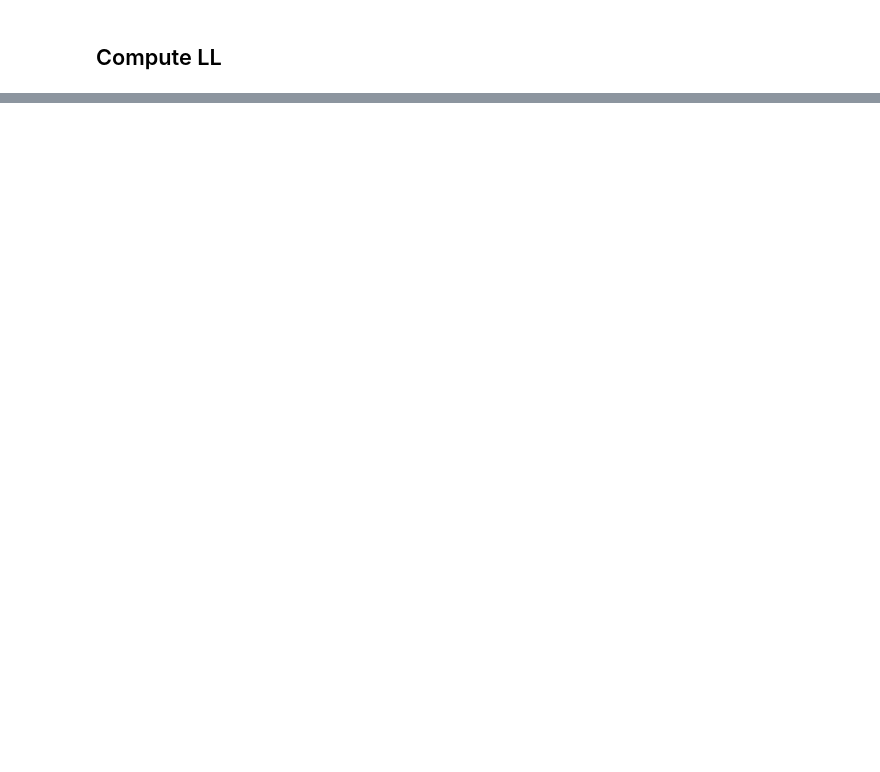
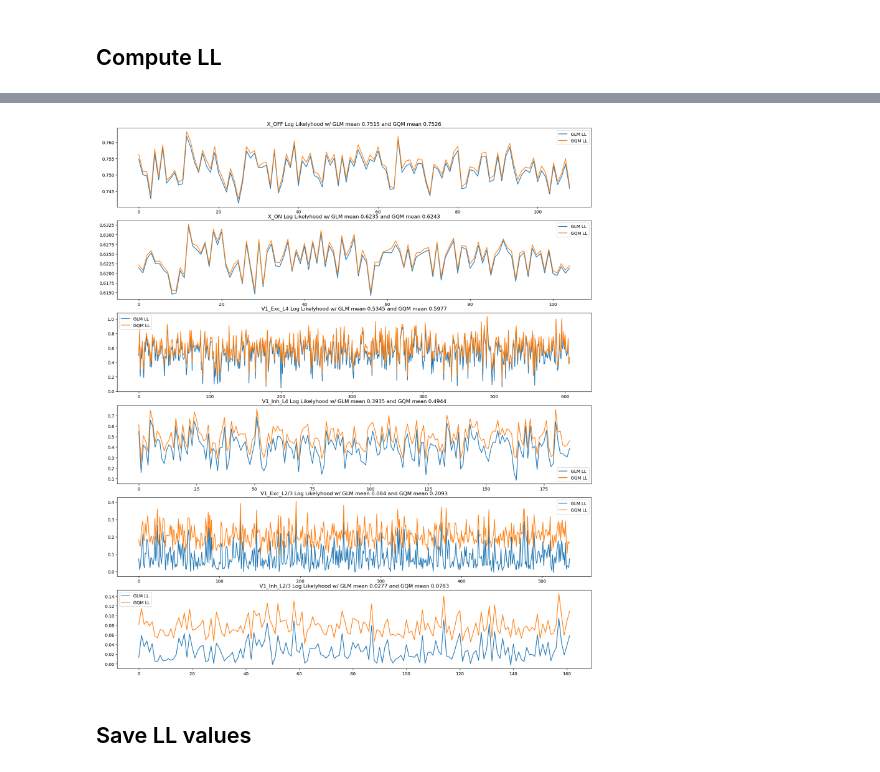
Before and after one commit to IsabelF98/Cloud_SynthData_Proj, a Jupyter notebook: baseline_LL.ipynb, the cells around one changed output, grey strips where cells are left out. Drawn from its saved outputs; the diff is of its cells as text; code cells hidden in the pictures; blank space fills up the shorter version.

```diff
--- a/baseline_LL.ipynb
+++ b/baseline_LL.ipynb
@@ -54,3 +54,9 @@ with h5py.File(out_file, 'r') as f:
     y_pos = f['y_pos'][:]
     cell_key = [str(f['cell_key'][:][i], encoding='utf-8') for i in range(x_pos.shape[0])]
     file_start_pos = list(f['file_start_pos'][:])
+# %%
+cell_names = ['X_OFF', 'X_ON', 'V1_Exc_L4', 'V1_Inh_L4', 'V1_Exc_L2/3', 'V1_Inh_L2/3']
+cell_index = {}
+for cell in cell_names:
+    cell_index[cell] = [i for i, val in enumerate(cell_key) if val == cell]
+print(cell_names)
@@ -174,2 +182,19 @@ Cell 57 GQM complete
 # %% [markdown]
 ## Compute LL
+# %%
+glm_LL_arr = np.zeros(NC)
+gqm_LL_arr = np.zeros(NC)
+
+for i in range(NC):
+    gdata = GenericDataset( {'stim': data[data.val_blks]['stim'],
+                         'robs': data[data.val_blks]['robs'][:,i],
+                         'dfs':data[data.val_blks]['dfs'][:,i]}, device=device)
+
+    glm_LL = glm_list[i].eval_models(gdata[:], device=device, batch_size=3, null_adjusted=True)
+    gqm_LL = gqm_list[i].eval_models(gdata[:], device=device, batch_size=3, null_adjusted=True)
+
+    glm_LL_arr[i] = glm_LL[0]
+    gqm_LL_arr[i] = gqm_LL[0]
+
+    print('Cell', i, 'LL complete')
+    gdata = None
@@ -175,0 +219,19 @@ Cell 57 GQM complete
+# %%
+glm_LL_dict = {}
+gqm_LL_dict = {}
+for cell in cell_names:
+    glm_LL_dict[cell] = glm_LL_arr[cell_index[cell]]
+    gqm_LL_dict[cell] = gqm_LL_arr[cell_index[cell]]
+# %%
+ss(6,1)
+for i, cell in enumerate(cell_names):
+    plt.subplot(6,1,i+1)
+    plt.plot(glm_LL_dict[cell], label="GLM LL")
+    plt.plot(gqm_LL_dict[cell], label="GQM LL")
+    plt.title(cell+' Log Likelyhood w/ GLM mean '+str(np.round(np.mean(glm_LL_dict[cell]),4))+' and GQM mean '+str(np.round(np.mean(gqm_LL_dict[cell]),4)))
+    plt.legend()
+plt.show()
+# %% [output]
+[figure, added]
+# %% [markdown]
+## Save LL values
```
Also changed, not shown: parts of 4 cells of this notebook, 2 other files.
